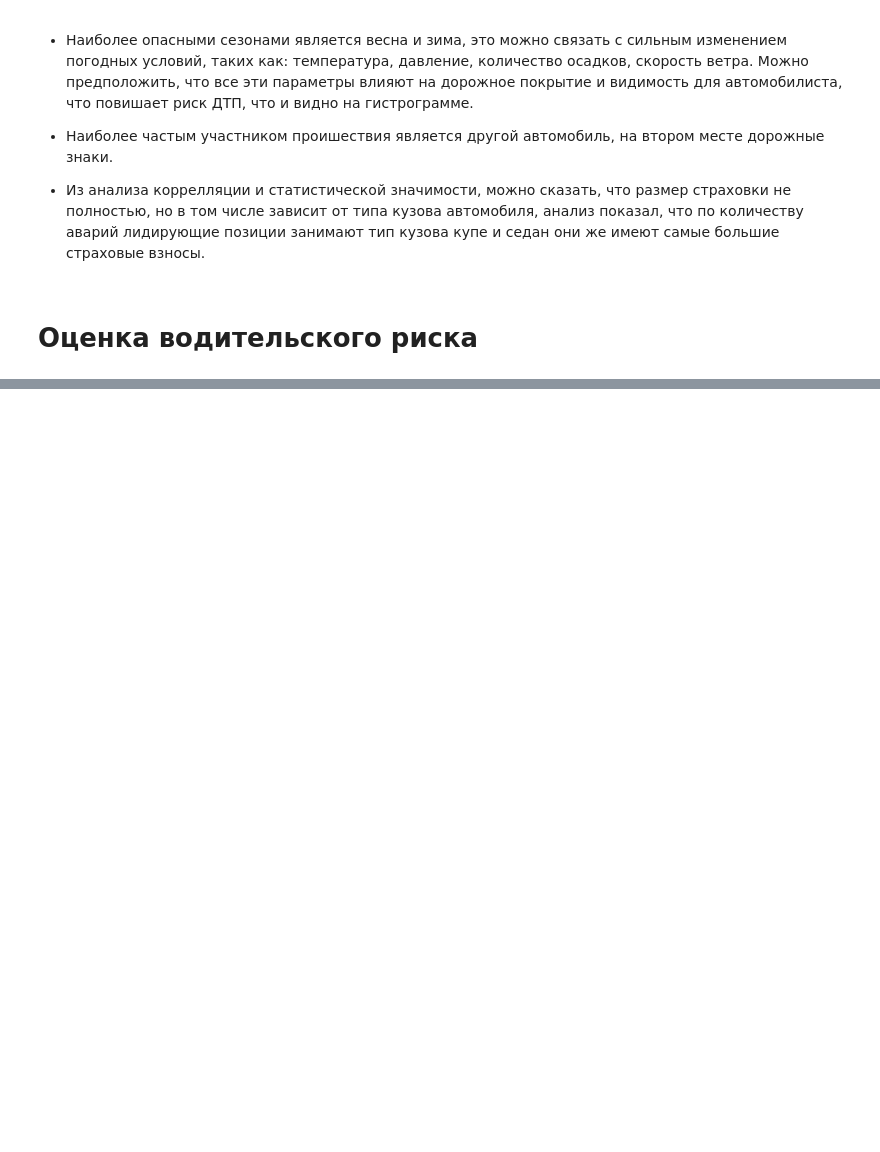
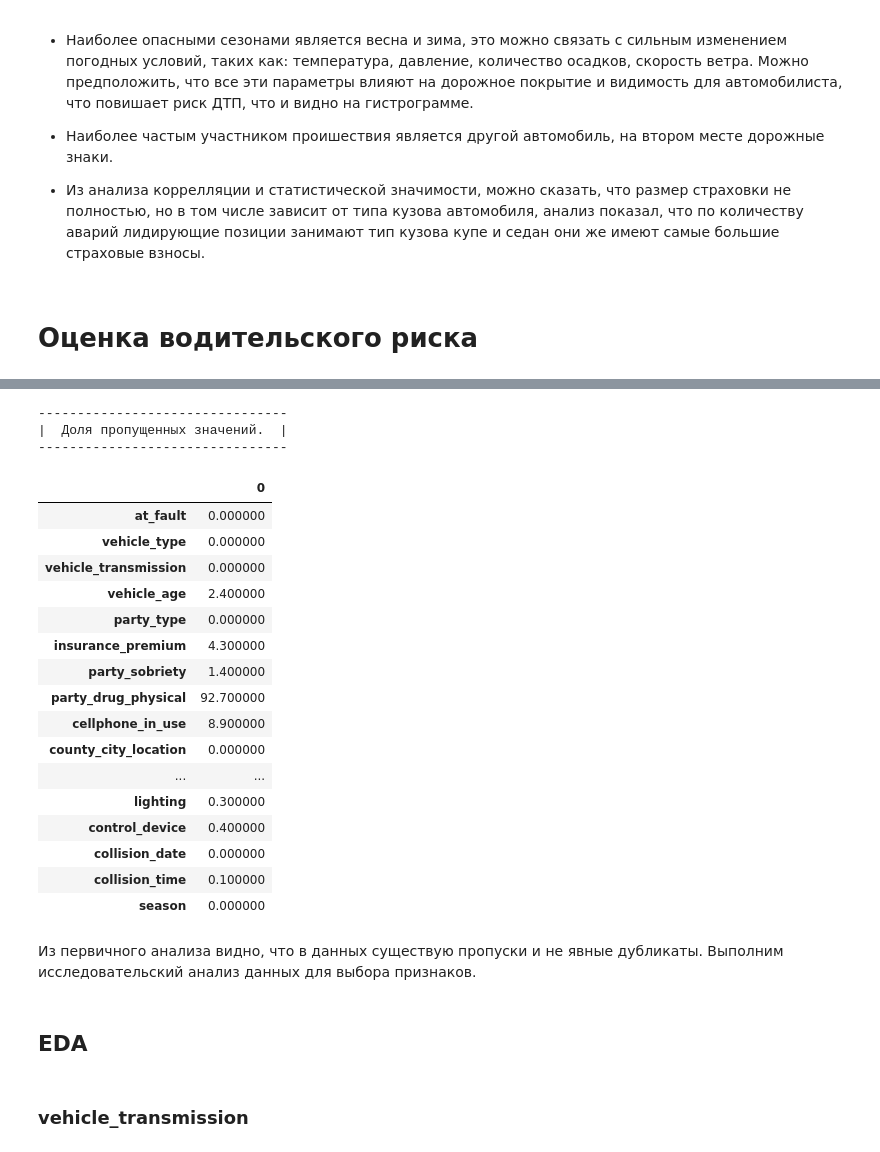
Before and after one commit to SergeyDolin/Road-Accident, a Jupyter notebook: RoadАccident.ipynb, the cells around one changed output, grey strips where cells are left out. Cells and saved outputs as stored; diff of their text form; code cells hidden in the pictures; blank space fills up the shorter version.

```diff
--- a/RoadАccident.ipynb
+++ b/RoadАccident.ipynb
@@ -704,0 +764,32 @@ df.head()
+# %%
+print('--------------------------------')
+print('|  Доля пропущенных значений.  |')
+print('--------------------------------')
+(pd.DataFrame(round(df.isna().mean()*100,1)).style.background_gradient('coolwarm'))
+# %% [output]
+--------------------------------
+|  Доля пропущенных значений.  |
+--------------------------------
+|  | 0 |
+| at_fault | 0.000000 |
+| vehicle_type | 0.000000 |
+| vehicle_transmission | 0.000000 |
+| vehicle_age | 2.400000 |
+| party_type | 0.000000 |
+| insurance_premium | 4.300000 |
+| party_sobriety | 1.400000 |
+| party_drug_physical | 92.700000 |
+| cellphone_in_use | 8.900000 |
+| county_city_location | 0.000000 |
+| ... | ... |
+| lighting | 0.300000 |
+| control_device | 0.400000 |
+| collision_date | 0.000000 |
+| collision_time | 0.100000 |
+| season | 0.000000 |
+# %% [markdown]
+Из первичного анализа видно, что в данных существую пропуски и не явные дубликаты. Выполним исследовательский анализ данных для выбора признаков.
+# %% [markdown]
+## EDA
+# %% [markdown]
+### vehicle_transmission
```
Also changed, not shown: parts of 17 cells of this notebook.
